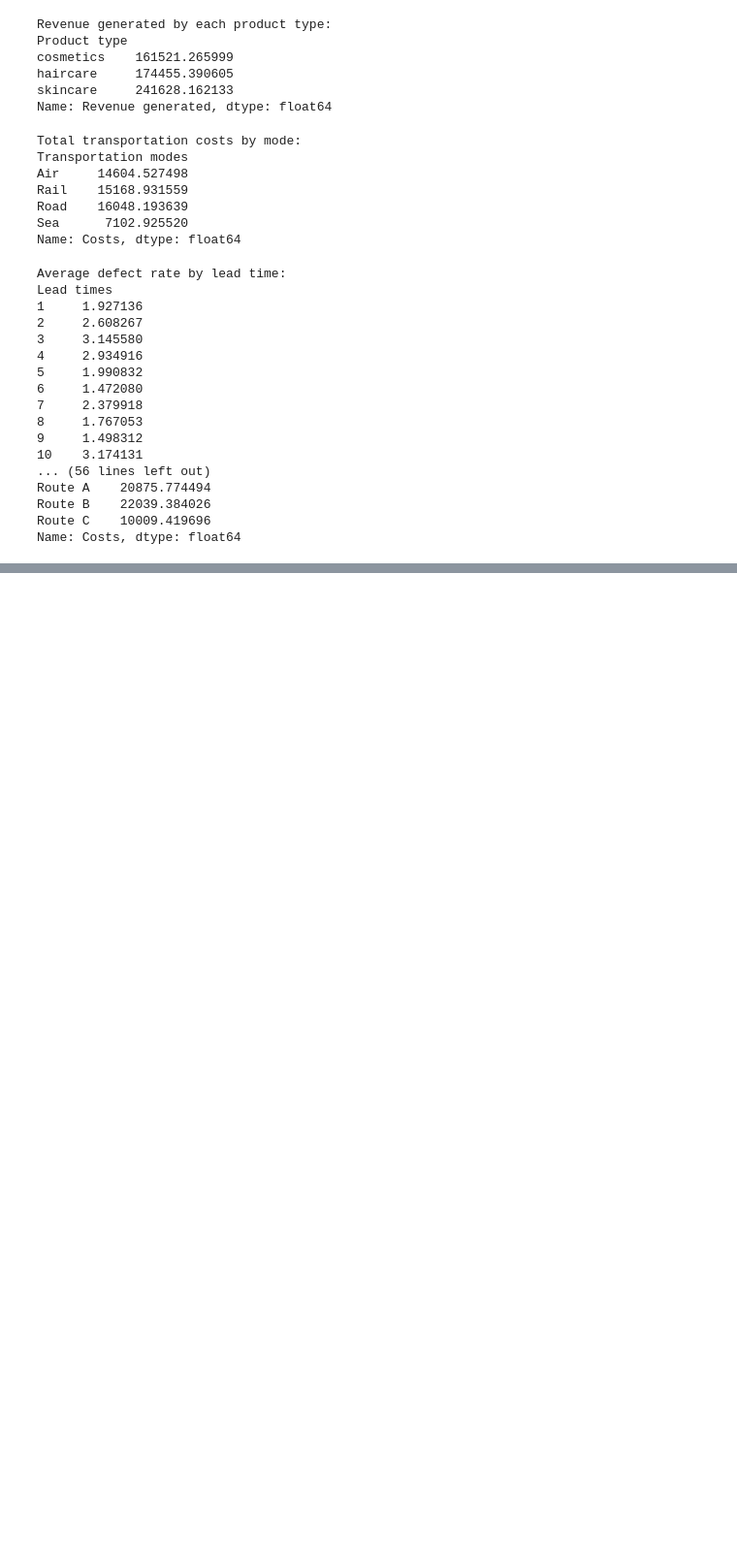
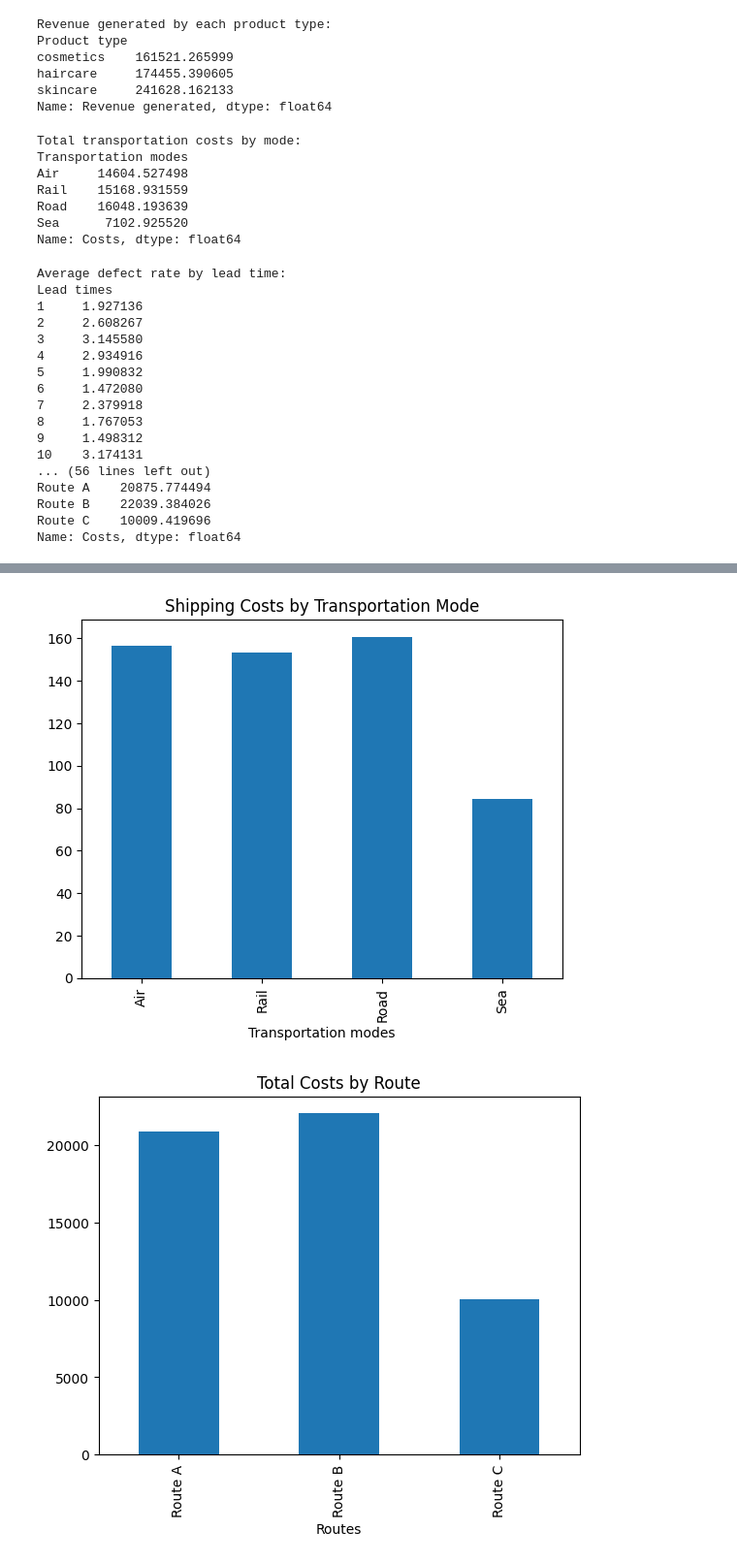
Before and after one commit to mustaphamerakech/supply-chain-cost-analysis, a Jupyter notebook: supply_chain_cost_analysis.ipynb, the cells around one changed output, grey strips where cells are left out. Shown: that part at 97% size. Drawn from its saved outputs; the diff is of its cells as text; code cells hidden in the pictures; blank space fills up the shorter version.

```diff
--- a/supply_chain_cost_analysis.ipynb
+++ b/supply_chain_cost_analysis.ipynb
@@ -180,0 +219,12 @@ plt.show()
+# %%
+# Group by transportation mode and route for cost analysis
+transportation_costs = df.groupby('Transportation modes')['Shipping costs'].sum()
+transportation_costs.plot(kind='bar', title='Shipping Costs by Transportation Mode')
+plt.show()
+
+route_costs = df.groupby('Routes')['Costs'].sum()
+route_costs.plot(kind='bar', title='Total Costs by Route')
+plt.show()
+# %% [output]
+[figure, added]
+[figure, added]
```
Also changed, not shown: parts of 8 cells of this notebook.
